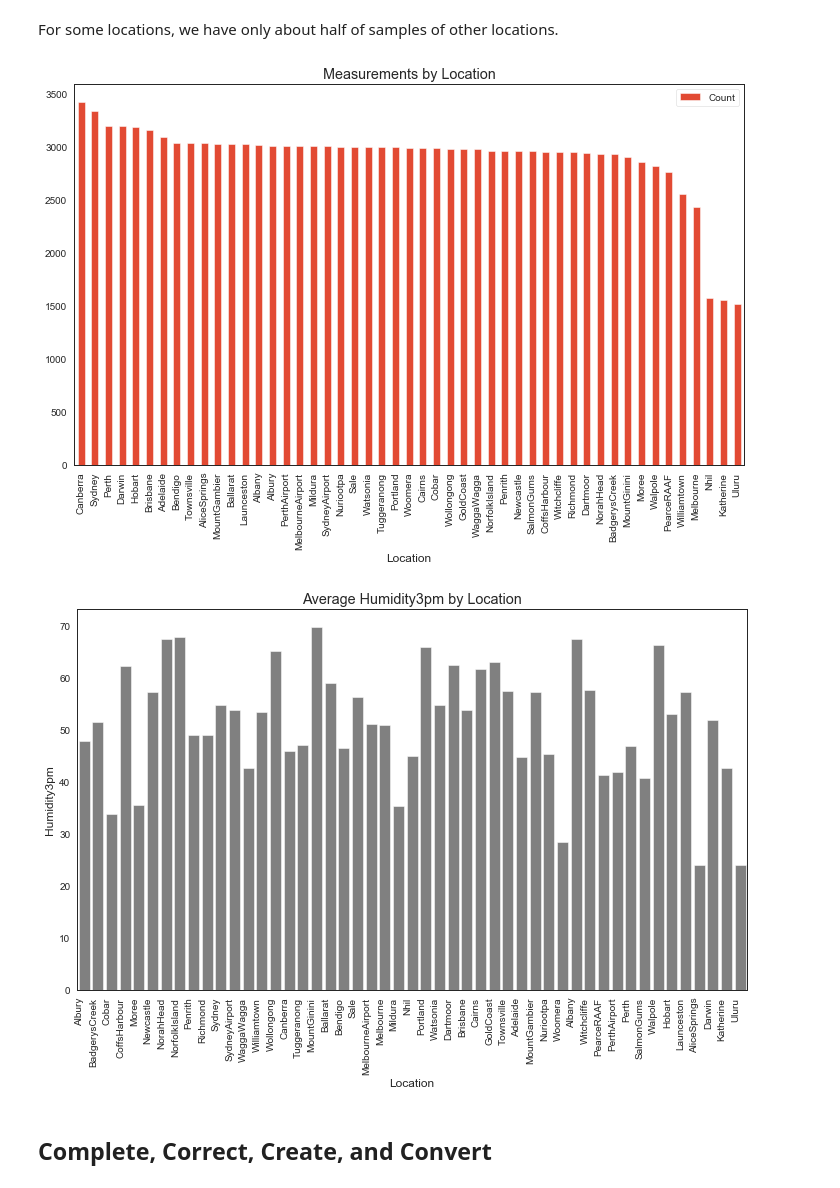
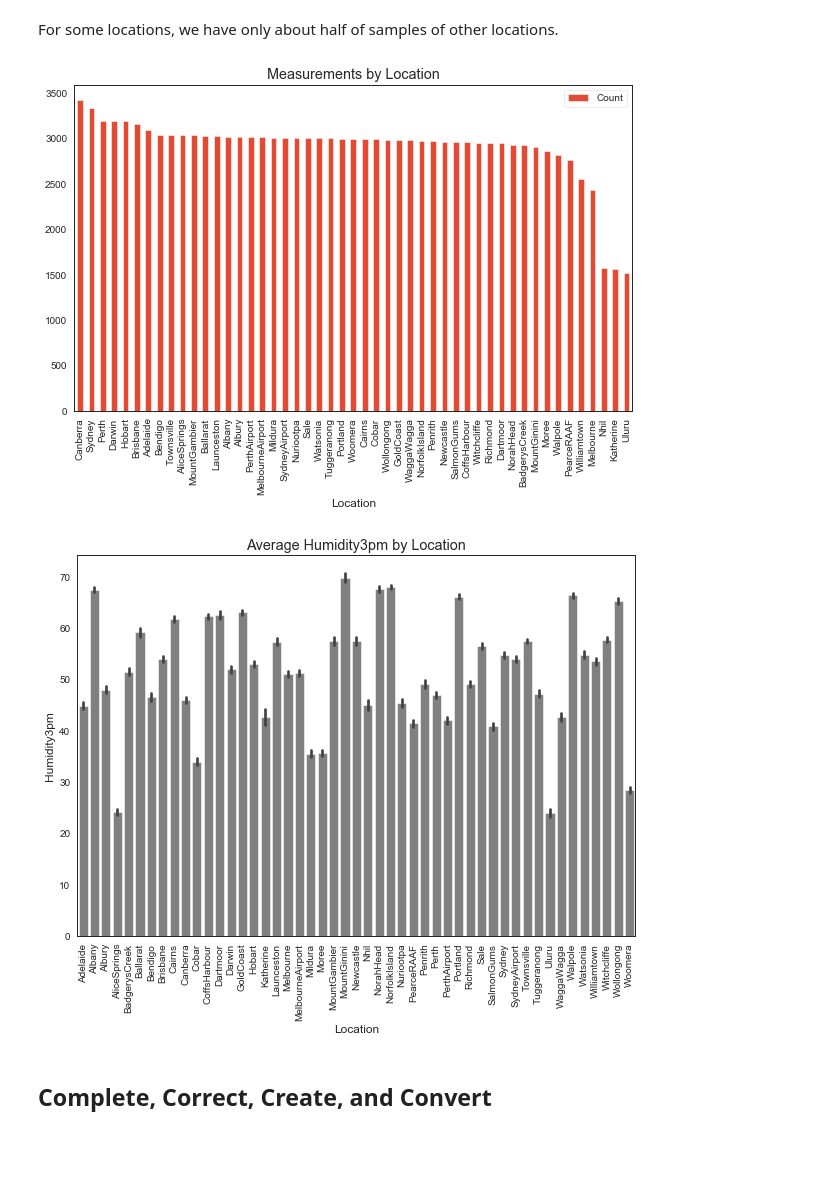
Before and after one commit to avast/machine-learning-python, a Jupyter notebook: imlp_1_data.ipynb, the cells around one changed output. Cells and saved outputs as stored; diff of their text form; code cells hidden in the pictures; blank space fills up the shorter version.

```diff
--- a/imlp_1_data.ipynb
+++ b/imlp_1_data.ipynb
@@ -45,7 +47,8 @@ warnings.filterwarnings('ignore')
 # Visualization details
 mpl.style.use('ggplot')
 sns.set_style('white')
-pylab.rcParams['figure.figsize'] = 12,8
+pylab.rcParams['figure.figsize'] = 15,7
+# pylab.rcParams['font.size'] = 18
 # %% [markdown]
 <a id="load"></a>
 ## Load and Get to Know Your Data
@@ -108,17 +111,18 @@ We have 3436 days or 9+ years of measurements.
 # %% [markdown]
 For some locations, we have only about half of samples of other locations.
 # %%
-d.plot(kind='bar', figsize=(12, 7), title='Measurements by Location');
+d.plot(kind='bar', figsize=(10, 6), title='Measurements by Location');
 # %% [output]
-[figure, old version]
+[figure, new version]
 # %%
-# annual and monthly rainy days
-plt.figure(figsize=[12,7])
-g = sns.barplot(x='Location', y='Humidity3pm', palette=['grey'], data=df, ci=None)
-g.set_xticklabels(g.get_xticklabels(), rotation=90, ha='right');
+# average humidity by location
+plt.figure(figsize=[10,7])
+d = df.sort_values('Location')
+g = sns.barplot(x='Location', y='Humidity3pm', palette=['grey'], data=d)
+g.set_xticklabels(g.get_xticklabels(), rotation=90, ha='center');
 g.set_title('Average Humidity3pm by Location');
 # %% [output]
-[figure, old version]
+[figure, new version]
 # %% [markdown]
 <a id="complete"></a>
 ## Complete, Correct, Create, and Convert
```
Also changed, not shown: parts of 66 cells of this notebook, 7 other files.
